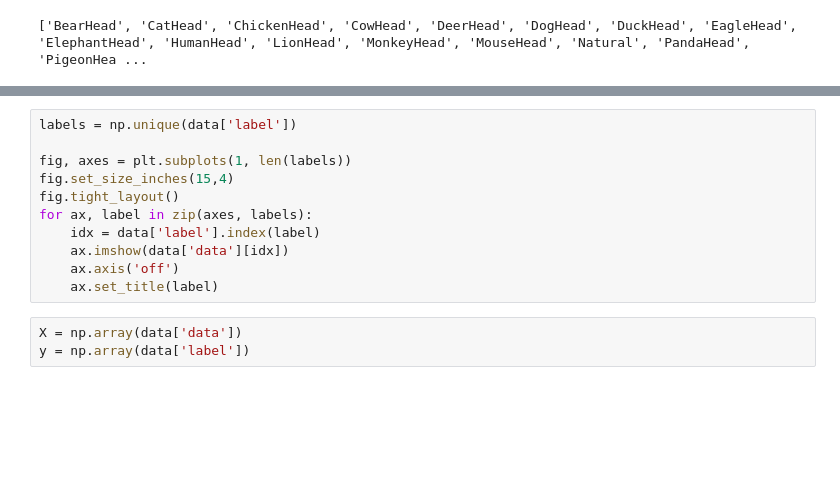
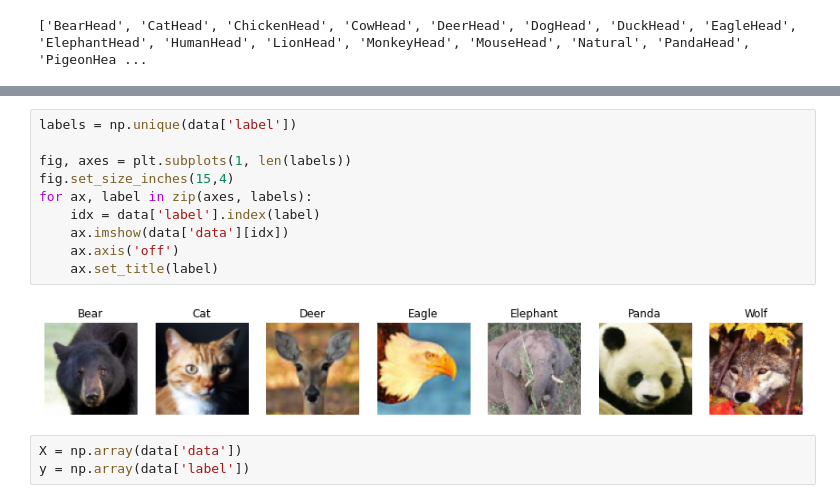
Before and after one commit to eltarr-kawther/classification-images, a Jupyter notebook: Face Detection.ipynb, the cells around one changed output, grey strips where cells are left out. Drawn from its saved outputs; the diff is of its cells as text; blank space fills up the shorter version.

```diff
--- a/Face Detection.ipynb
+++ b/Face Detection.ipynb
@@ -85,14 +119,15 @@ Counter(data['label'])
 # %%
 labels = np.unique(data['label'])
 
 fig, axes = plt.subplots(1, len(labels))
 fig.set_size_inches(15,4)
-fig.tight_layout()
 for ax, label in zip(axes, labels):
     idx = data['label'].index(label)
     ax.imshow(data['data'][idx])
     ax.axis('off')
     ax.set_title(label)
+# %% [output]
+[figure, added]
 # %%
 X = np.array(data['data'])
 y = np.array(data['label'])
```
Also changed, not shown: parts of 3 cells of this notebook.
